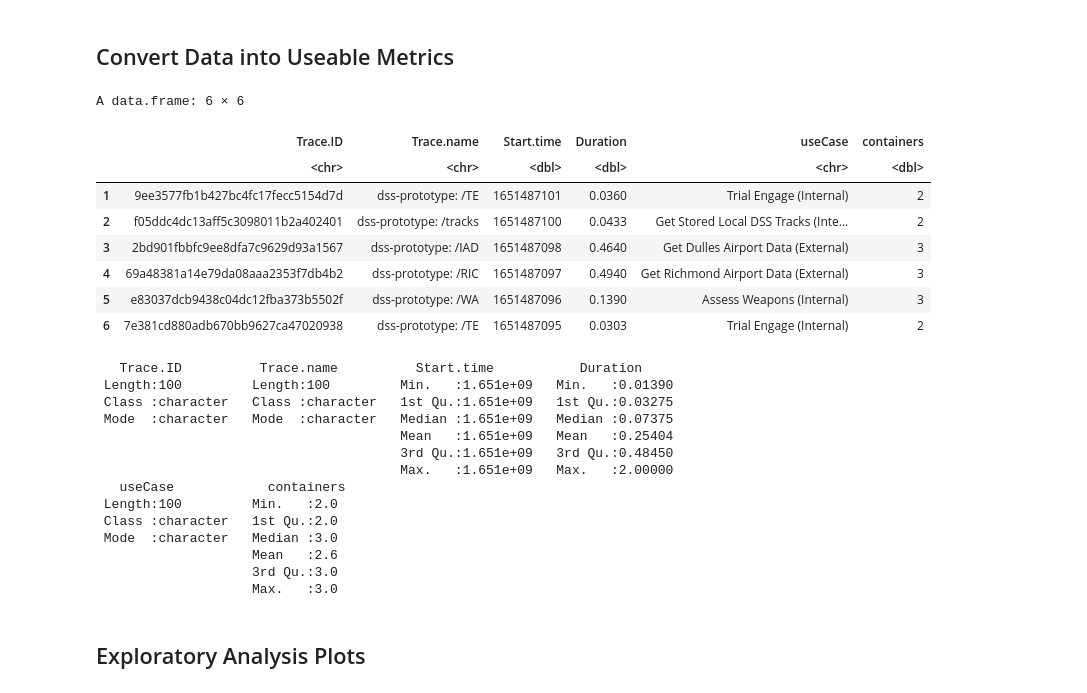
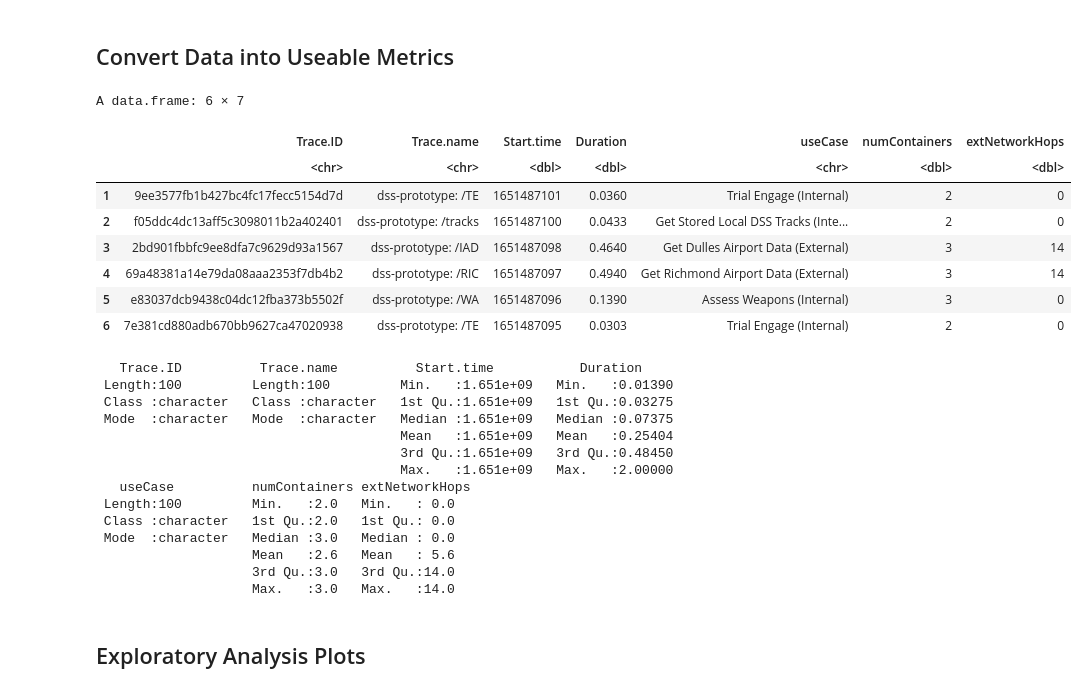
Before and after one commit to amurp003/dss-prototype, a Jupyter notebook: analysis/dss-span-analysis-rev1.ipynb, the cells around one changed output. Drawn from its saved outputs; the diff is of its cells as text; code cells hidden in the pictures.

```diff
--- a/analysis/dss-span-analysis-rev1.ipynb
+++ b/analysis/dss-span-analysis-rev1.ipynb
@@ -110,6 +131,17 @@ DSSnumContainers <- c(
     "dss-prototype: /TE" = 2,
     "dss-prototype: /WA" = 3
 )
+
+# Used docker run -it --rm gophernet/traceroute opensky-network.org
+# to determine hops from Docker network to OpenSky -- number may change in different environments
+
+DSStraceRoute <- c(
+    "dss-prototype: /IAD" = 14,
+    "dss-prototype: /RIC" = 14,
+    "dss-prototype: /tracks" = 0,
+    "dss-prototype: /TE" = 0,
+    "dss-prototype: /WA" = 0
+)
 # %%
 # Convert character data into numeric metrics
 
@@ -121,7 +153,8 @@ for(i in 1:nrow(spanMetrics)) {       # for-loop over rows
 
     # Add operation and container data
     spanMetrics$useCase = DSSoperations[Trace.name]
-    spanMetrics$containers = DSSnumContainers[Trace.name]
+    spanMetrics$numContainers = DSSnumContainers[Trace.name]
+    spanMetrics$extNetworkHops = DSStraceRoute[Trace.name]
 
     # Convert span duration
 
@@ -135,42 +168,42 @@ for(i in 1:nrow(spanMetrics)) {       # for-loop over rows
     # print(units)
 
     if(units == 'ms') {
         duration = duration / 1000              # Convert to ms
     } else if (units == 'µs') {
         duration = duration / 1000000           # Convert to µs
     } else if (units == ' s') {
         duration = duration
     } else {
         print ('Unable to find specified units')
         print (units)
     }
     spanMetrics[i,4] = duration
 
     # Convert time
 
     time = spanMetrics[i,3]
     epoch <- as.POSIXct(time)
     epoch_int <- as.integer(epoch)
     spanMetrics[i,3] = epoch_int
 }
 
 # Convert columns for char to numeric
 
 spanMetrics$Duration = as.numeric(spanMetrics$Duration)
 spanMetrics$Start.time = as.numeric(spanMetrics$Start.time)
 
 head(spanMetrics)
 summary(spanMetrics)
 # %% [output]
-A data.frame: 6 × 6
+A data.frame: 6 × 7
-|  | Trace.ID | Trace.name | Start.time | Duration | useCase | containers |
-|  | <chr> | <chr> | <dbl> | <dbl> | <chr> | <dbl> |
-| 1 | 9ee3577fb1b427bc4fc17fecc5154d7d | dss-prototype: /TE | 1651487101 | 0.0360 | Trial Engage (Internal) | 2 |
-| 2 | f05ddc4dc13aff5c3098011b2a402401 | dss-prototype: /tracks | 1651487100 | 0.0433 | Get Stored Local DSS Tracks (Inte... | 2 |
-| 3 | 2bd901fbbfc9ee8dfa7c9629d93a1567 | dss-prototype: /IAD | 1651487098 | 0.4640 | Get Dulles Airport Data (External) | 3 |
-| 4 | 69a48381a14e79da08aaa2353f7db4b2 | dss-prototype: /RIC | 1651487097 | 0.4940 | Get Richmond Airport Data (External) | 3 |
-| 5 | e83037dcb9438c04dc12fba373b5502f | dss-prototype: /WA | 1651487096 | 0.1390 | Assess Weapons (Internal) | 3 |
-| 6 | 7e381cd880adb670bb9627ca47020938 | dss-prototype: /TE | 1651487095 | 0.0303 | Trial Engage (Internal) | 2 |
+|  | Trace.ID | Trace.name | Start.time | Duration | useCase | numContainers | extNetworkHops |
+|  | <chr> | <chr> | <dbl> | <dbl> | <chr> | <dbl> | <dbl> |
+| 1 | 9ee3577fb1b427bc4fc17fecc5154d7d | dss-prototype: /TE | 1651487101 | 0.0360 | Trial Engage (Internal) | 2 | 0 |
+| 2 | f05ddc4dc13aff5c3098011b2a402401 | dss-prototype: /tracks | 1651487100 | 0.0433 | Get Stored Local DSS Tracks (Inte... | 2 | 0 |
+| 3 | 2bd901fbbfc9ee8dfa7c9629d93a1567 | dss-prototype: /IAD | 1651487098 | 0.4640 | Get Dulles Airport Data (External) | 3 | 14 |
+| 4 | 69a48381a14e79da08aaa2353f7db4b2 | dss-prototype: /RIC | 1651487097 | 0.4940 | Get Richmond Airport Data (External) | 3 | 14 |
+| 5 | e83037dcb9438c04dc12fba373b5502f | dss-prototype: /WA | 1651487096 | 0.1390 | Assess Weapons (Internal) | 3 | 0 |
+| 6 | 7e381cd880adb670bb9627ca47020938 | dss-prototype: /TE | 1651487095 | 0.0303 | Trial Engage (Internal) | 2 | 0 |
    Trace.ID          Trace.name          Start.time           Duration
  Length:100         Length:100         Min.   :1.651e+09   Min.   :0.01390
  Class :character   Class :character   1st Qu.:1.651e+09   1st Qu.:0.03275
@@ -178,12 +211,12 @@ A data.frame: 6 × 6
                                        Mean   :1.651e+09   Mean   :0.25404
                                        3rd Qu.:1.651e+09   3rd Qu.:0.48450
                                        Max.   :1.651e+09   Max.   :2.00000
-   useCase            containers
- Length:100         Min.   :2.0
- Class :character   1st Qu.:2.0
- Mode  :character   Median :3.0
-                    Mean   :2.6
-                    3rd Qu.:3.0
-                    Max.   :3.0
+   useCase          numContainers extNetworkHops
+ Length:100         Min.   :2.0   Min.   : 0.0
+ Class :character   1st Qu.:2.0   1st Qu.: 0.0
+ Mode  :character   Median :3.0   Median : 0.0
+                    Mean   :2.6   Mean   : 5.6
+                    3rd Qu.:3.0   3rd Qu.:14.0
+                    Max.   :3.0   Max.   :14.0
 # %% [markdown]
 ## Exploratory Analysis Plots ##
```
Also changed, not shown: parts of 28 cells of this notebook, 3 other files.
